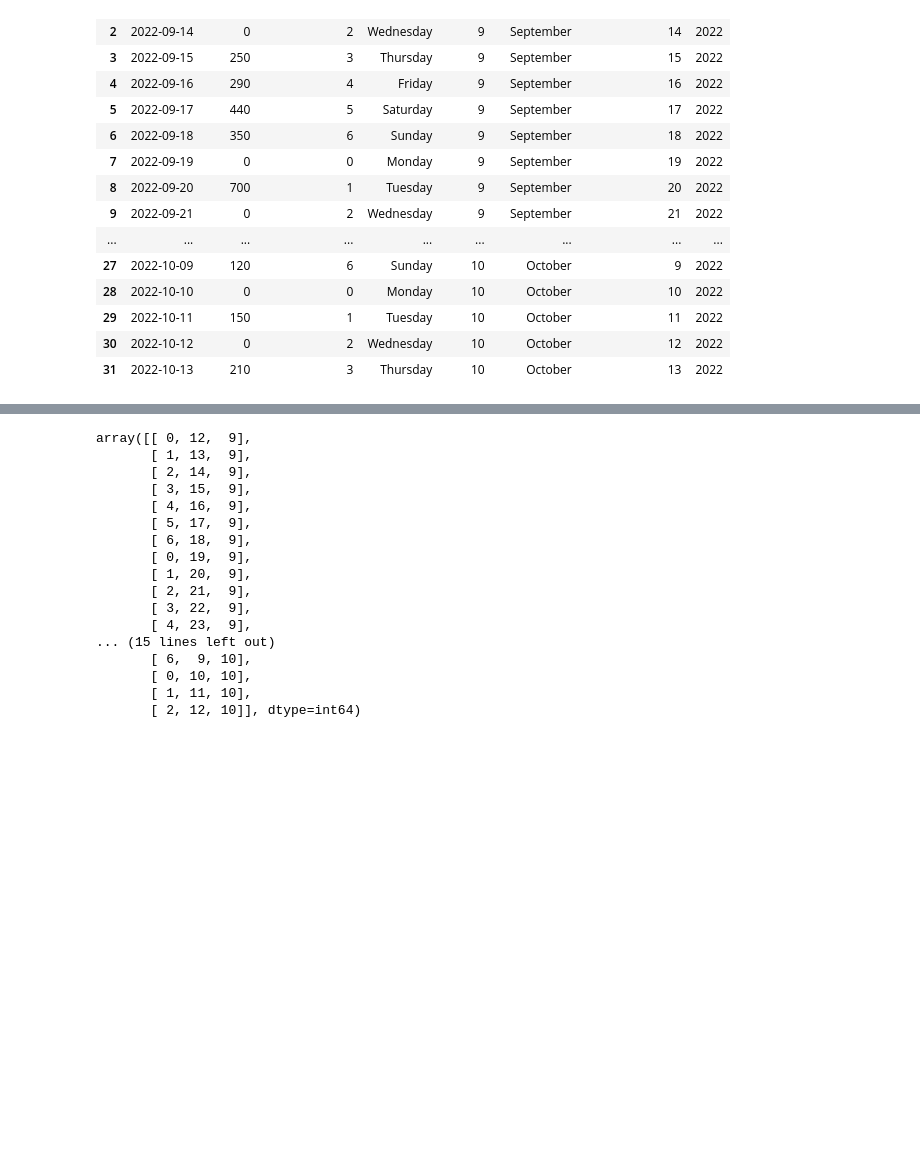
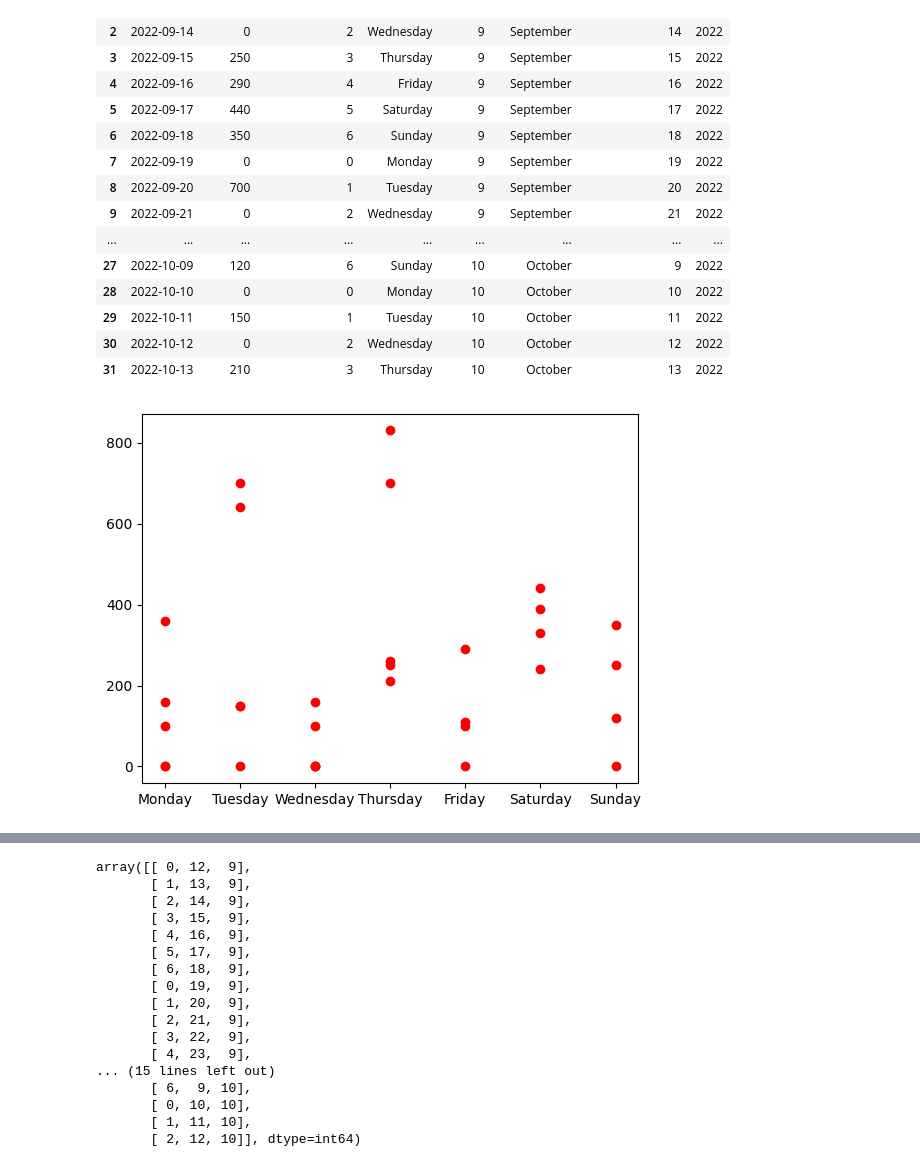
Before and after one commit to EyuaelB/huletshi_shilmat, a Jupyter notebook: shilmat_notebook.ipynb, the cells around one changed output, grey strips where cells are left out. Drawn from its saved outputs; the diff is of its cells as text; code cells hidden in the pictures; blank space fills up the shorter version.

Commit message:
notebook visuals

```diff
--- a/shilmat_notebook.ipynb
+++ b/shilmat_notebook.ipynb
@@ -43,3 +59,8 @@ df
 | 29 | 2022-10-11 | 150 | 1 | Tuesday | 10 | October | 11 | 2022 |
 | 30 | 2022-10-12 | 0 | 2 | Wednesday | 10 | October | 12 | 2022 |
 | 31 | 2022-10-13 | 210 | 3 | Thursday | 10 | October | 13 | 2022 |
+# %%
+plt.scatter(df['DayName'].values,df['Income'].values,c="red")
+plt.show()
+# %% [output]
+[figure, added]
```
Also changed, not shown: parts of 5 cells of this notebook.
